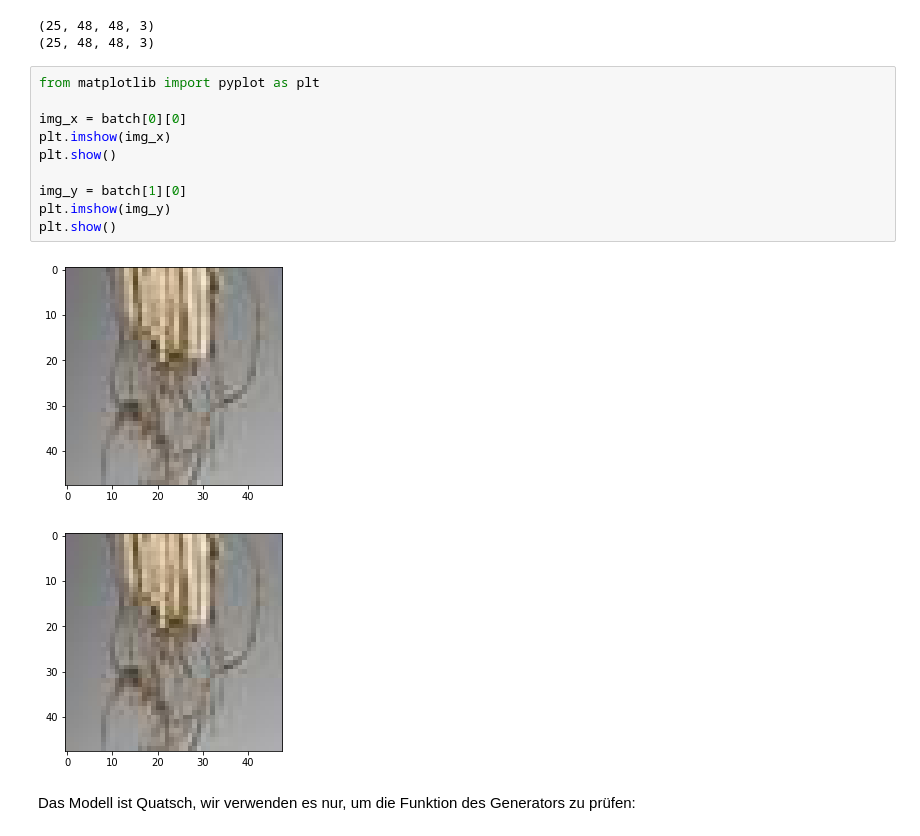
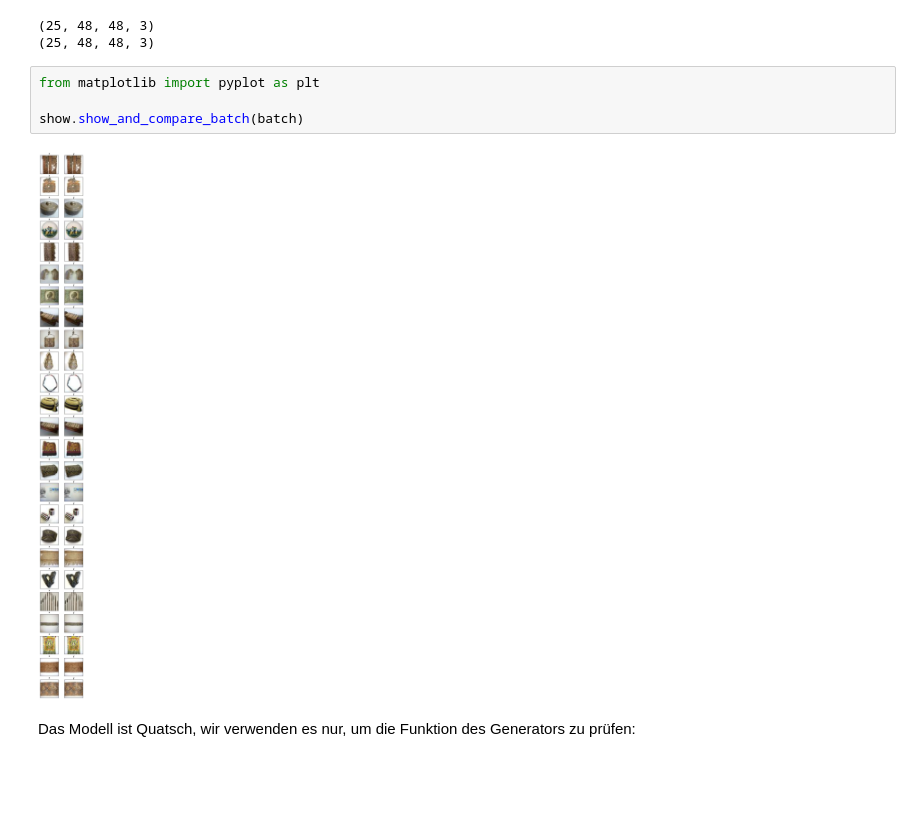
Before and after one commit to MaschinenNah/MachineLearningKochbuch02_Generatoren, a Jupyter notebook: 03_BilderLaden.ipynb, the cells around one changed output. Drawn from its saved outputs; the diff is of its cells as text; blank space fills up the shorter version.

```diff
--- a/03_BilderLaden.ipynb
+++ b/03_BilderLaden.ipynb
@@ -85,19 +81,12 @@ print(batch[1].shape)
 # %% [output]
 (25, 48, 48, 3)
 (25, 48, 48, 3)
-# %%
-from matplotlib import pyplot as plt
-
-img_x = batch[0][0]
-plt.imshow(img_x)
-plt.show()
-
-img_y = batch[1][0]
-plt.imshow(img_y)
-plt.show()
-# %% [output]
-[figure, removed]
-[figure, removed]
+# %%
+from matplotlib import pyplot as plt
+
+show.show_and_compare_batch(batch)
+# %% [output]
+[figure, added]
 # %% [markdown]
 Das Modell ist Quatsch, wir verwenden es nur, um die Funktion des Generators zu prüfen:
 # %%
```
Also changed, not shown: parts of 5 cells of this notebook.
